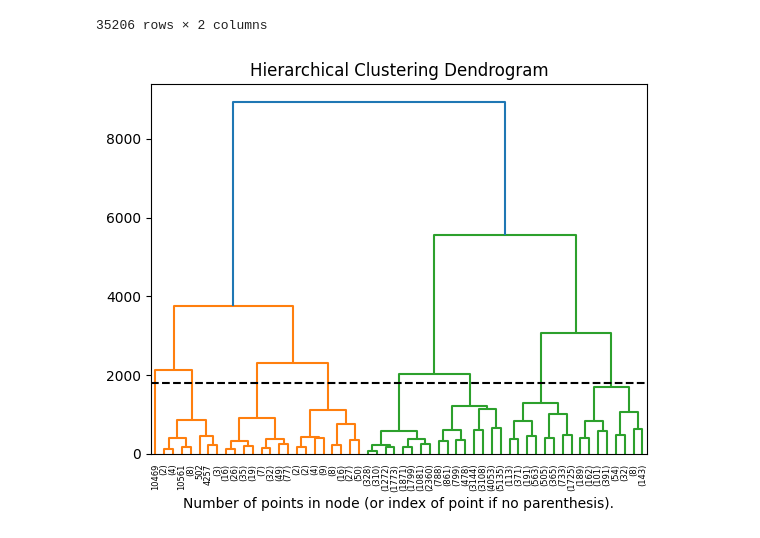
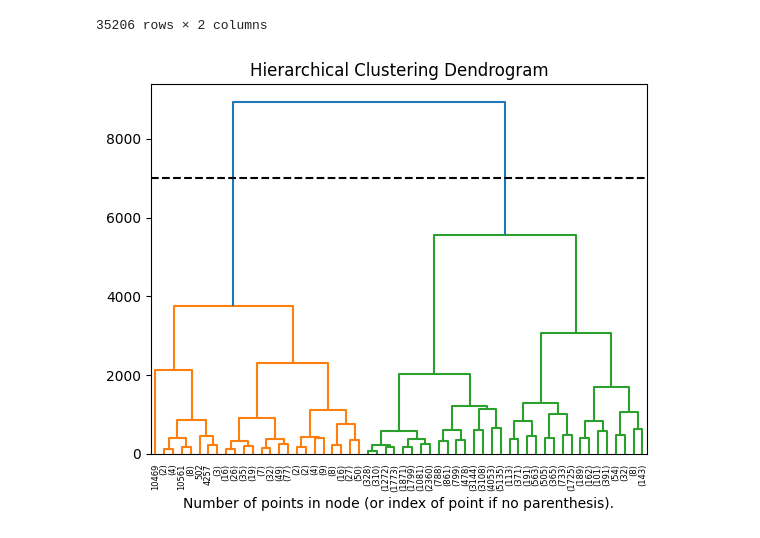
Before and after one commit to pankaj-beldar/patent-data-NLP-classification, a Jupyter notebook: dendogram.ipynb, the cells around one changed output. Saved outputs shown, nothing was run; the diff lists cells and outputs as text; code cells hidden in the pictures.

```diff
--- a/dendogram.ipynb
+++ b/dendogram.ipynb
@@ -3,7 +3,7 @@
 # %%
 import numpy as np
 import pandas as pd
-X = pd.read_csv('/content/transformed_data.csv')
+X = pd.read_csv('/content/drive/MyDrive/Patent_paper/transformed_data.csv')
 X
 # %% [output]
 |  | Principal Component 1 | Principal Component 2 |
@@ -38,32 +38,32 @@ def plot_dendrogram(model, **kwargs):
     for i, merge in enumerate(model.children_):
         current_count = 0
         for child_idx in merge:
             if child_idx < n_samples:
                 current_count += 1  # leaf node
             else:
                 current_count += counts[child_idx - n_samples]
         counts[i] = current_count
 
     linkage_matrix = np.column_stack(
         [model.children_, model.distances_, counts]
     ).astype(float)
 
     # Plot the corresponding dendrogram
     dendrogram(linkage_matrix, **kwargs)
 
 
 
 
 
 # setting distance_threshold=0 ensures we compute the full tree.
 model = AgglomerativeClustering(distance_threshold=0, n_clusters=None)
 
 model = model.fit(X)
 plt.title("Hierarchical Clustering Dendrogram")
 # plot the top three levels of the dendrogram
 plot_dendrogram(model, truncate_mode="level", p=5)
 plt.xlabel("Number of points in node (or index of point if no parenthesis).")
-plt.axhline(y= 1800, color='black', linestyle='--')
+plt.axhline(y= 7000, color='black', linestyle='--')
 plt.show()
 # %% [output]
-[figure, old version]
+[figure, new version]
```
Also changed, not shown: parts of 3 cells of this notebook.
